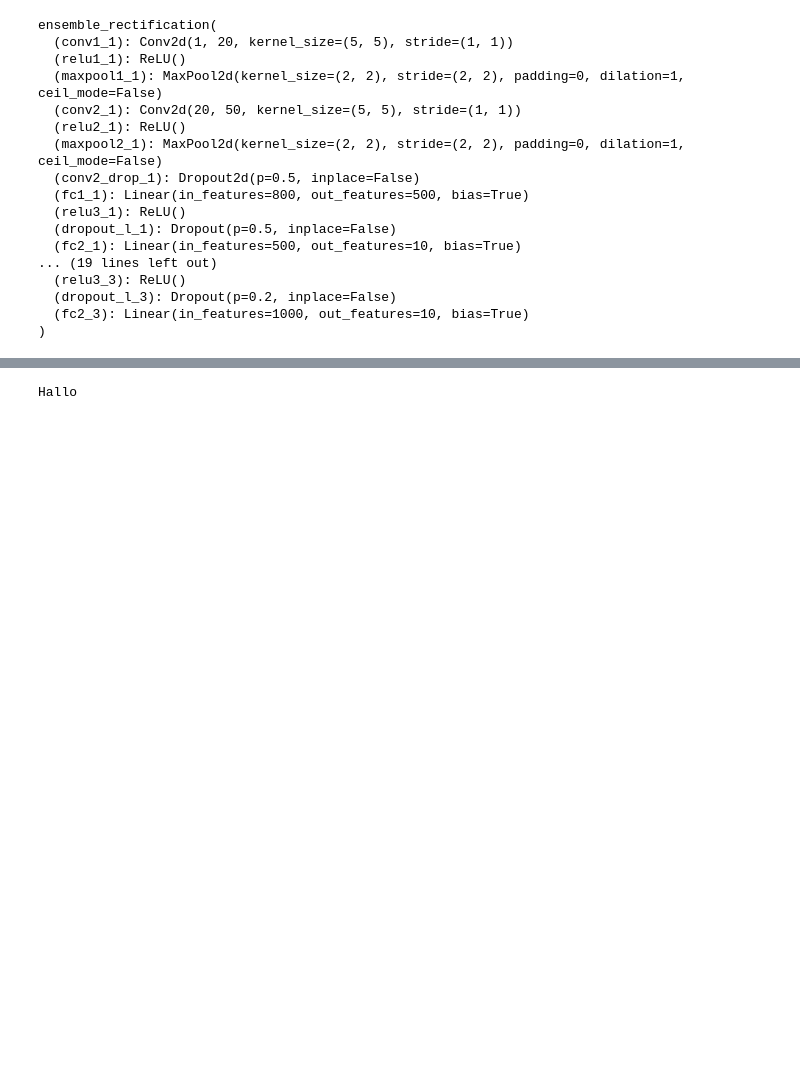
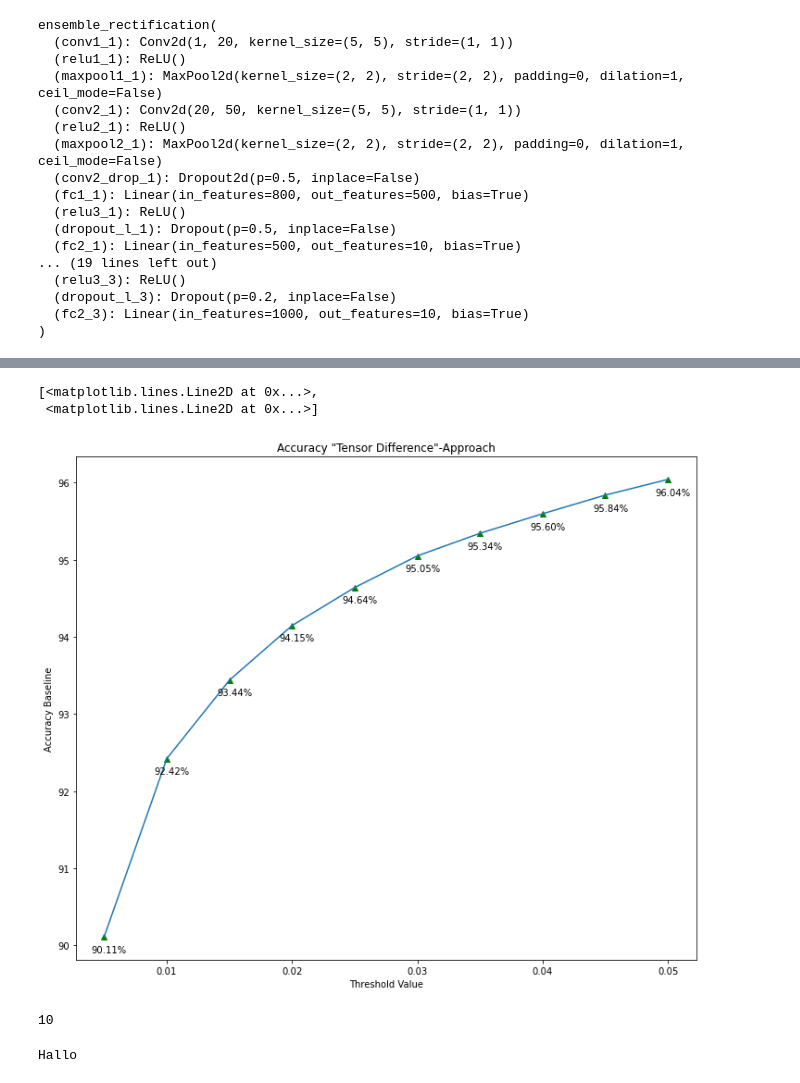
Before and after one commit to Caryox/adversarial-robustness, a Jupyter notebook: notepads/simple_cnn.ipynb, the cells around one changed output, grey strips where cells are left out. Saved outputs shown, nothing was run; the diff lists cells and outputs as text; code cells hidden in the pictures; blank space fills up the shorter version.

Commit message:
Added Threshold-Evaluation function and visualization

```diff
--- a/notepads/simple_cnn.ipynb
+++ b/notepads/simple_cnn.ipynb
@@ -651,0 +670,2 @@ def train(epoch,use_ensemble=0,adversial_train=0):
+# %%
+ep, pert_ratio, pt, n_pt = evaluate_threshold(network,train_loader,start=0.005,end=0.050,step=0.005)
@@ -652,2 +690,20 @@ def train(epoch,use_ensemble=0,adversial_train=0):
+# %%
+
+plt.figure(figsize=(12,10))
+plt.xlabel('Threshold Value')
+plt.ylabel('Accuracy Baseline')
+plt.title('Accuracy "Tensor Difference"-Approach')
+
+for i in range(len(pert_ratio)):
+    plt.annotate("{:.2f}%".format(pert_ratio[i]), (ep[i]-0.001,pert_ratio[i]-0.2))
+plt.plot(ep, pert_ratio, 'g^',ep,pert_ratio)
+# %% [output]
+[<matplotlib.lines.Line2D at 0x...>,
+ <matplotlib.lines.Line2D at 0x...>]
+[figure, added]
+# %%
+len(pert_ratio)
+# %% [output]
+10
 # %%
 def test(use_ensemble=0):
```
Also changed, not shown: parts of 6 cells of this notebook.
